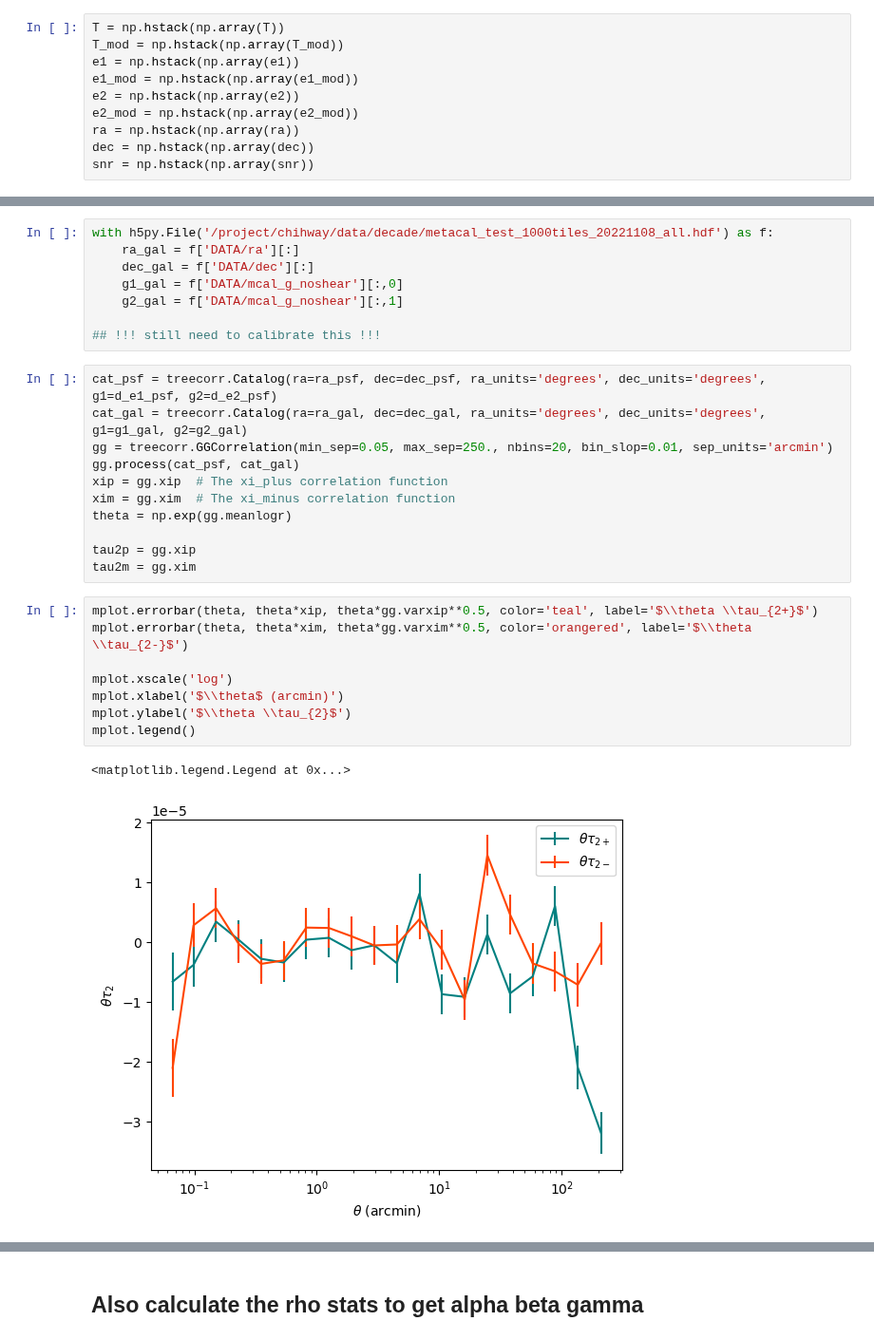
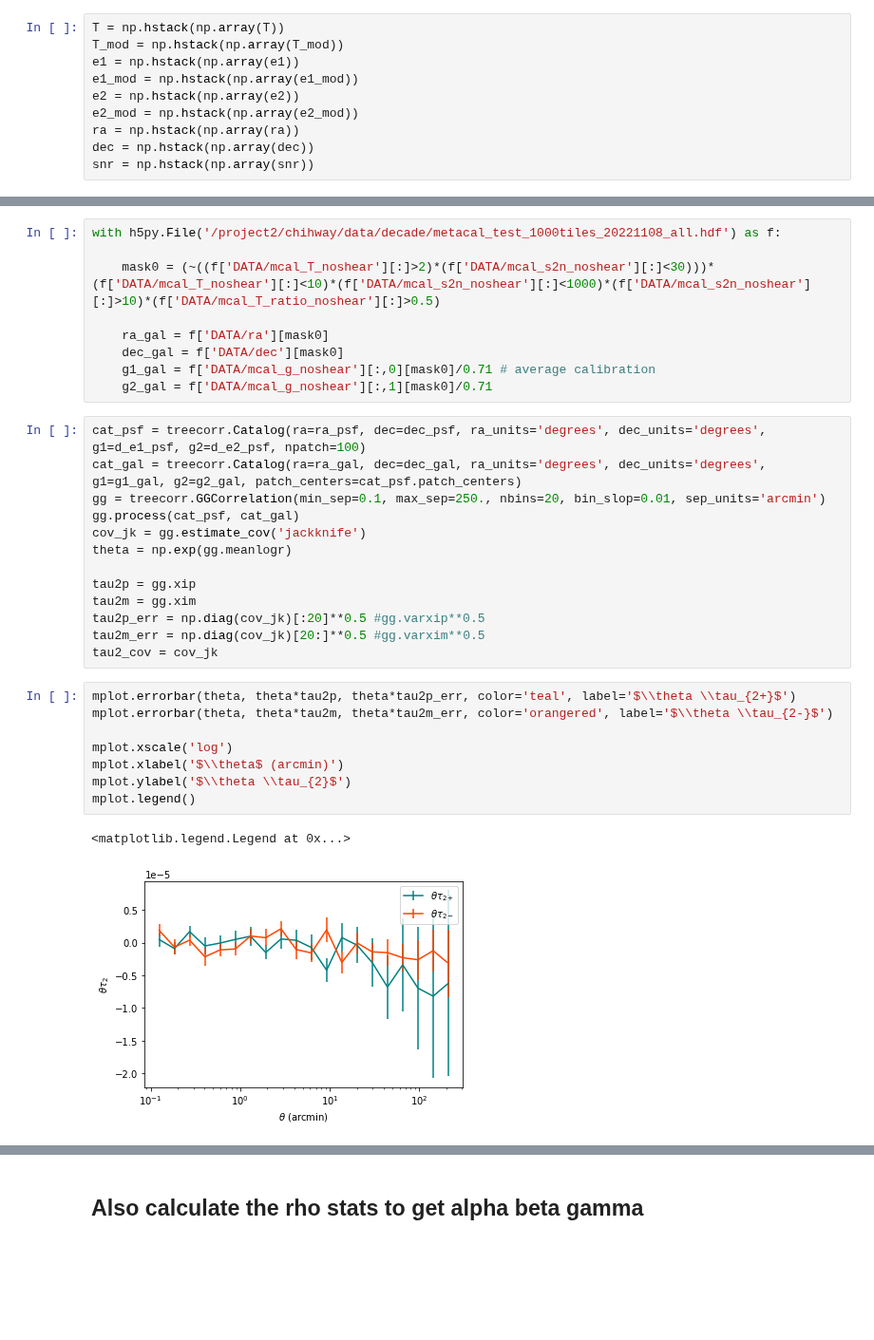
Before and after one commit to delve-survey/shearcat, a Jupyter notebook: notebooks/CheckPSF_tau.ipynb, the cells around one changed output, grey strips where cells are left out. Shown at 95% size. Saved outputs shown, nothing was run; the diff lists cells and outputs as text; blank space fills up the shorter version.

```diff
--- a/notebooks/CheckPSF_tau.ipynb
+++ b/notebooks/CheckPSF_tau.ipynb
@@ -71,33 +76,36 @@ e2_psf = e2_mod[mask]
 w1 = d_T1_psf[mask]
 w2 = d_T1_psf[mask]
 # %%
-with h5py.File('/project/chihway/data/decade/metacal_test_1000tiles_20221108_all.hdf') as f:
-    ra_gal = f['DATA/ra'][:]
-    dec_gal = f['DATA/dec'][:]
-    g1_gal = f['DATA/mcal_g_noshear'][:,0]
-    g2_gal = f['DATA/mcal_g_noshear'][:,1]
+with h5py.File('/project2/chihway/data/decade/metacal_test_1000tiles_20221108_all.hdf') as f:
 
-## !!! still need to calibrate this !!!
+    mask0 = (~((f['DATA/mcal_T_noshear'][:]>2)*(f['DATA/mcal_s2n_noshear'][:]<30)))*(f['DATA/mcal_T_noshear'][:]<10)*(f['DATA/mcal_s2n_noshear'][:]<1000)*(f['DATA/mcal_s2n_noshear'][:]>10)*(f['DATA/mcal_T_ratio_noshear'][:]>0.5)
+
+    ra_gal = f['DATA/ra'][mask0]
+    dec_gal = f['DATA/dec'][mask0]
+    g1_gal = f['DATA/mcal_g_noshear'][:,0][mask0]/0.71 # average calibration
+    g2_gal = f['DATA/mcal_g_noshear'][:,1][mask0]/0.71
 # %%
-cat_psf = treecorr.Catalog(ra=ra_psf, dec=dec_psf, ra_units='degrees', dec_units='degrees', g1=d_e1_psf, g2=d_e2_psf)
-cat_gal = treecorr.Catalog(ra=ra_gal, dec=dec_gal, ra_units='degrees', dec_units='degrees', g1=g1_gal, g2=g2_gal)
-gg = treecorr.GGCorrelation(min_sep=0.05, max_sep=250., nbins=20, bin_slop=0.01, sep_units='arcmin')
+cat_psf = treecorr.Catalog(ra=ra_psf, dec=dec_psf, ra_units='degrees', dec_units='degrees', g1=d_e1_psf, g2=d_e2_psf, npatch=100)
+cat_gal = treecorr.Catalog(ra=ra_gal, dec=dec_gal, ra_units='degrees', dec_units='degrees', g1=g1_gal, g2=g2_gal, patch_centers=cat_psf.patch_centers)
+gg = treecorr.GGCorrelation(min_sep=0.1, max_sep=250., nbins=20, bin_slop=0.01, sep_units='arcmin')
 gg.process(cat_psf, cat_gal)
-xip = gg.xip  # The xi_plus correlation function
-xim = gg.xim  # The xi_minus correlation function
+cov_jk = gg.estimate_cov('jackknife')
 theta = np.exp(gg.meanlogr)
 
 tau2p = gg.xip
 tau2m = gg.xim
+tau2p_err = np.diag(cov_jk)[:20]**0.5 #gg.varxip**0.5
+tau2m_err = np.diag(cov_jk)[20:]**0.5 #gg.varxim**0.5
+tau2_cov = cov_jk
 # %%
-mplot.errorbar(theta, theta*xip, theta*gg.varxip**0.5, color='teal', label='$\\theta \\tau_{2+}$')
-mplot.errorbar(theta, theta*xim, theta*gg.varxim**0.5, color='orangered', label='$\\theta \\tau_{2-}$')
+mplot.errorbar(theta, theta*tau2p, theta*tau2p_err, color='teal', label='$\\theta \\tau_{2+}$')
+mplot.errorbar(theta, theta*tau2m, theta*tau2m_err, color='orangered', label='$\\theta \\tau_{2-}$')
 
 mplot.xscale('log')
 mplot.xlabel('$\\theta$ (arcmin)')
 mplot.ylabel('$\\theta \\tau_{2}$')
 mplot.legend()
 # %% [output]
 <matplotlib.legend.Legend at 0x...>
-[figure, old version]
+[figure, new version]
 # %%
```
Also changed, not shown: parts of 27 cells of this notebook, 1 other file.
